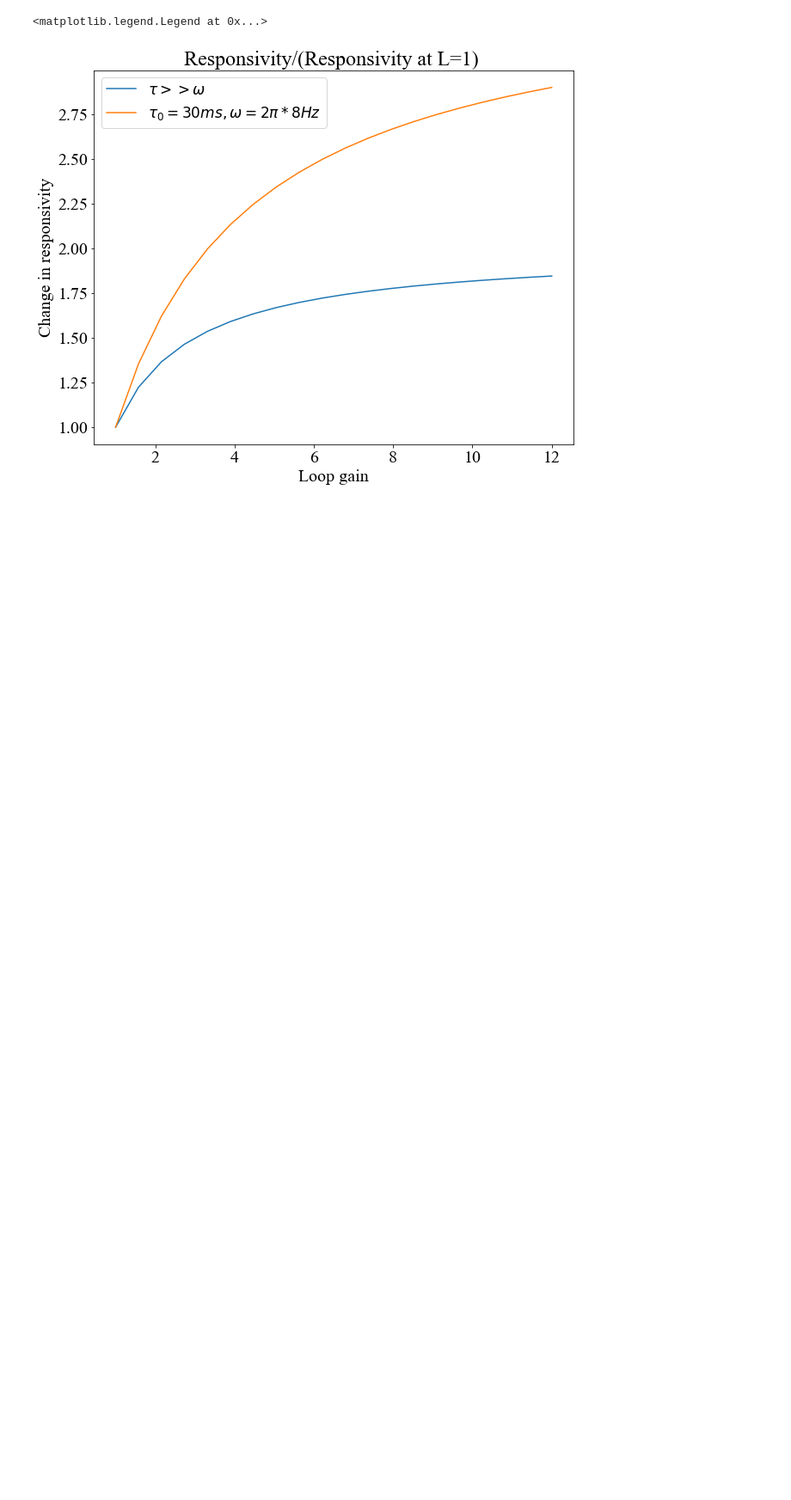
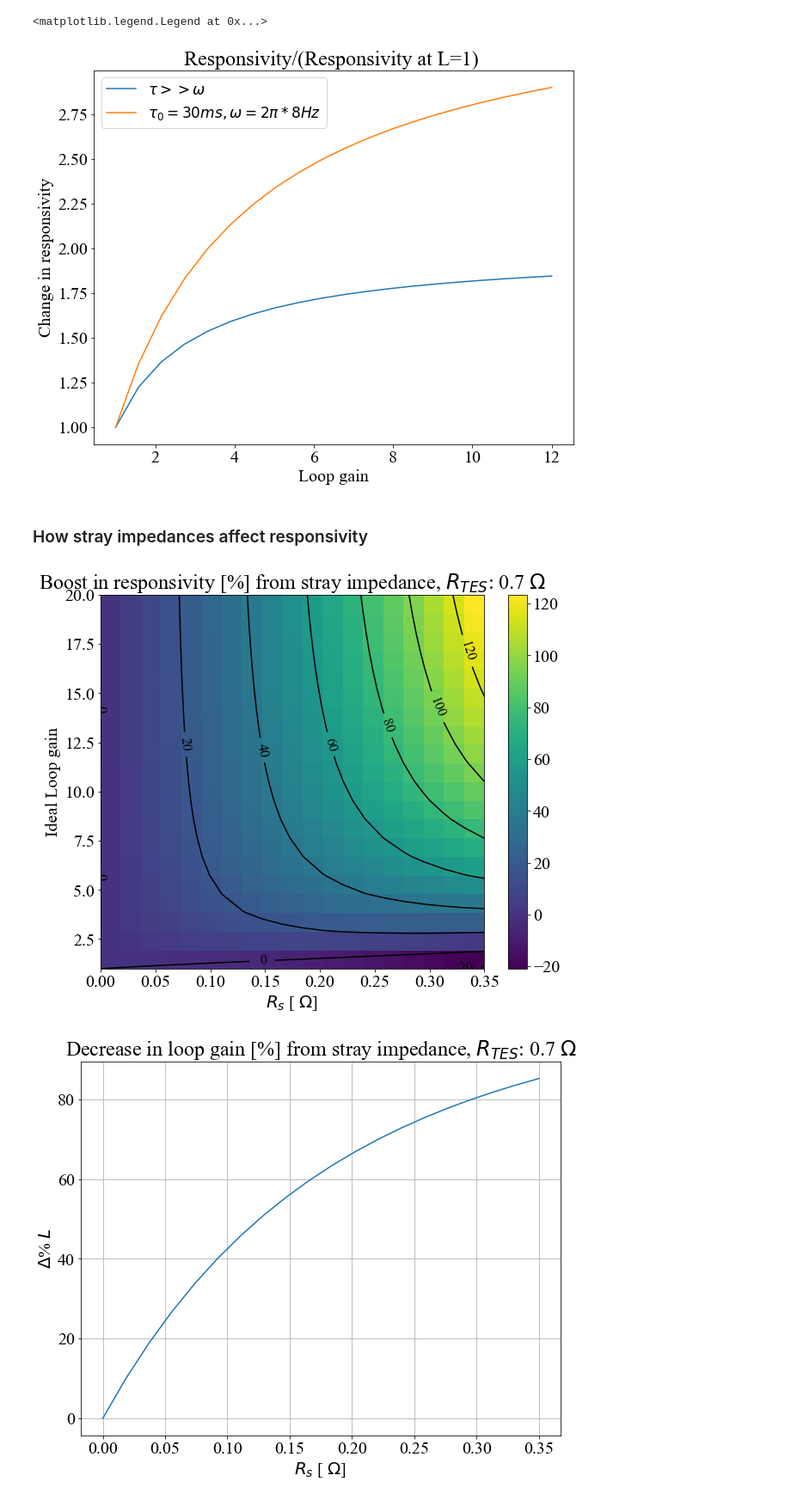
Before and after one commit to nfarias95/ReadoutDesigner, a Jupyter notebook: dfmux_simulations/simulate_responsivity.ipynb, the cells around one changed output. Shown at 86% size. Drawn from its saved outputs; the diff is of its cells as text; code cells hidden in the pictures; blank space fills up the shorter version.

```diff
--- a/dfmux_simulations/simulate_responsivity.ipynb
+++ b/dfmux_simulations/simulate_responsivity.ipynb
@@ -49,3 +51,5 @@ plt.legend()
 # %% [output]
 <matplotlib.legend.Legend at 0x...>
 [figure]
+# %% [markdown]
+### How stray impedances affect responsivity
@@ -51,0 +129,30 @@ plt.legend()
+# %%
+for i in range(0,1):
+    # fig = plt.figure(12, figsize=FIG_SIZE)
+    # c = plt.pcolormesh( R_s_array, loop_gains, boosts)
+    # contour = plt.contour(R_s_array, loop_gains, boosts, colors='black')
+    # plt.clabel(contour, inline=True, fontsize=16, fmt='%2.0f')
+    # plt.ylabel("Loop gain")
+    # plt.xlabel("$R_s$ [ $\\Omega$] ")
+    # plt.title("Boost in responsivity [%] from stray impedance, $R_{TES}$: " + str(R_TES) + " $\\Omega$")
+
+
+    fig = plt.figure(12, figsize=FIG_SIZE)
+    c = plt.pcolormesh( R_s_array, loop_gains, boosts_real)
+    plt.colorbar(c)
+    contour = plt.contour(R_s_array, loop_gains, boosts_real, colors='black')
+    plt.clabel(contour, inline=True, fontsize=16, fmt='%2.0f')
+    plt.ylabel("Ideal Loop gain")
+    plt.xlabel("$R_s$ [ $\\Omega$] ")
+    plt.title("Boost in responsivity [%] from stray impedance, $R_{TES}$: " + str(R_TES) + " $\\Omega$")
+
+    loop_gain_decrease = (loop_gains[-1] - loop_gains_real[-1, : ])/loop_gains[-1] * 100
+    fig = plt.figure(14, figsize=FIG_SIZE)
+    c = plt.plot( R_s_array, loop_gain_decrease)
+    plt.ylabel("$\Delta$" +   "% $L$")
+    plt.xlabel("$R_s$ [ $\\Omega$] ")
+    plt.title("Decrease in loop gain [%] from stray impedance, $R_{TES}$: " + str(R_TES) + " $\\Omega$")
+    plt.grid(True)
+# %% [output]
+[figure, added]
+[figure, added]
```
Also changed, not shown: parts of 7 cells of this notebook, 9 other files.
